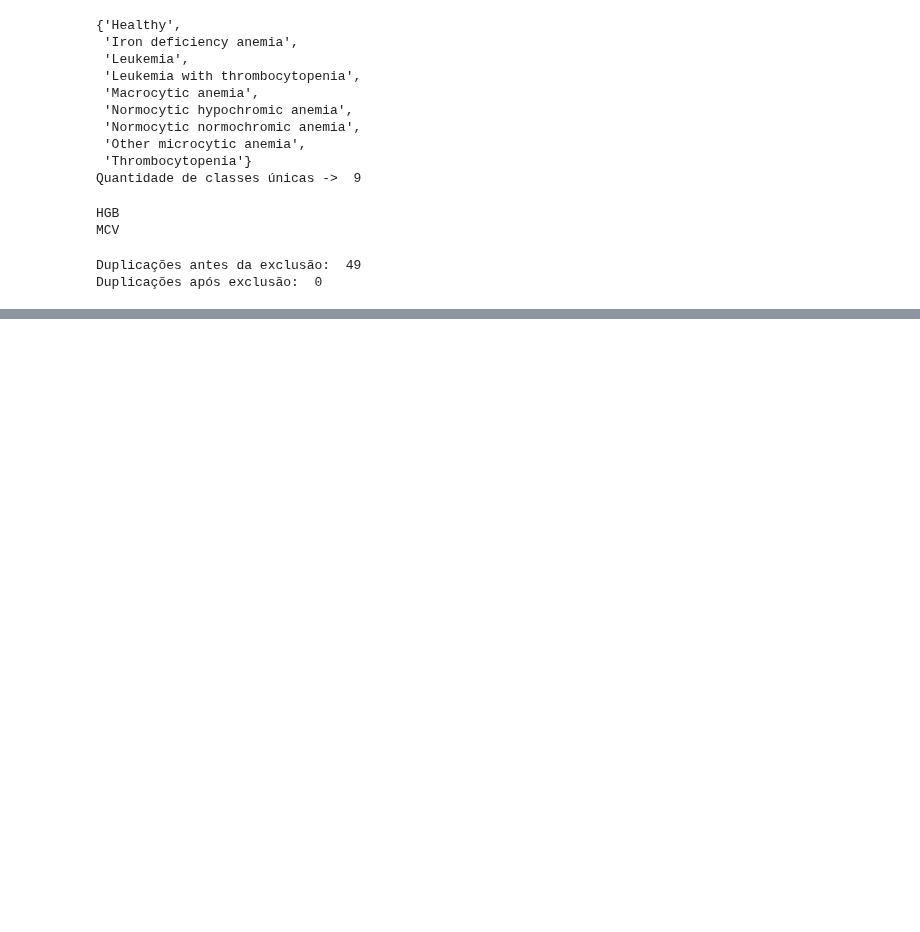
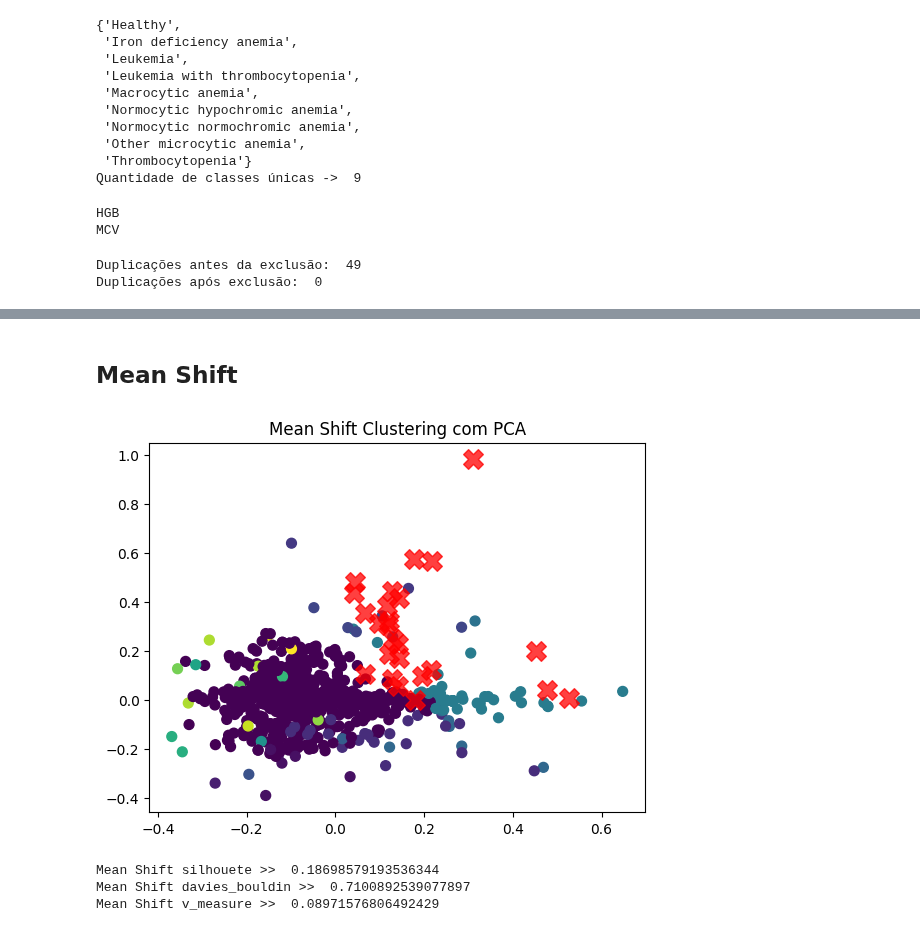
Before and after one commit to lucasousa/classifiers-learning, a Jupyter notebook: clustering.ipynb, the cells around one changed output, grey strips where cells are left out. Cells and saved outputs as stored; diff of their text form; code cells hidden in the pictures; blank space fills up the shorter version.

```diff
--- a/clustering.ipynb
+++ b/clustering.ipynb
@@ -122,0 +151,30 @@ v_measure >>  1.0
+# %% [markdown]
+## Mean Shift
+# %%
+bandwidth = estimate_bandwidth(dataset, quantile=0.2, n_samples=500)
+
+# Aplicar Mean Shift
+mean_shift = MeanShift(bandwidth=bandwidth, bin_seeding=True)
+labels = mean_shift.fit_predict(dataset)
+cluster_centers = mean_shift.cluster_centers_
+
+pca = PCA(n_components=2)
+df_pca = pca.fit_transform(dataset)
+plt.scatter(df_pca[:, 0], df_pca[:, 1], c=labels, s=50, cmap='viridis')
+centers = pca.transform(centroids)
+plt.scatter(cluster_centers[:, 0], cluster_centers[:, 1], c='red', s=200, alpha=0.75, marker='X')
+plt.title('Mean Shift Clustering com PCA')
+plt.show()
+
+coeficiente_silhueta = silhouette_score(dataset, labels)
+davies_bouldin = davies_bouldin_score(dataset, labels)
+v_measure = v_measure_score(target, labels)
+
+print("Mean Shift silhouete >> ", coeficiente_silhueta)
+print("Mean Shift davies_bouldin >> ", davies_bouldin)
+print("Mean Shift v_measure >> ", v_measure)
+# %% [output]
+[figure, added]
+Mean Shift silhouete >>  0.18698579193536344
+Mean Shift davies_bouldin >>  0.7100892539077897
+Mean Shift v_measure >>  0.08971576806492429
```
Also changed, not shown: parts of 13 cells of this notebook.
